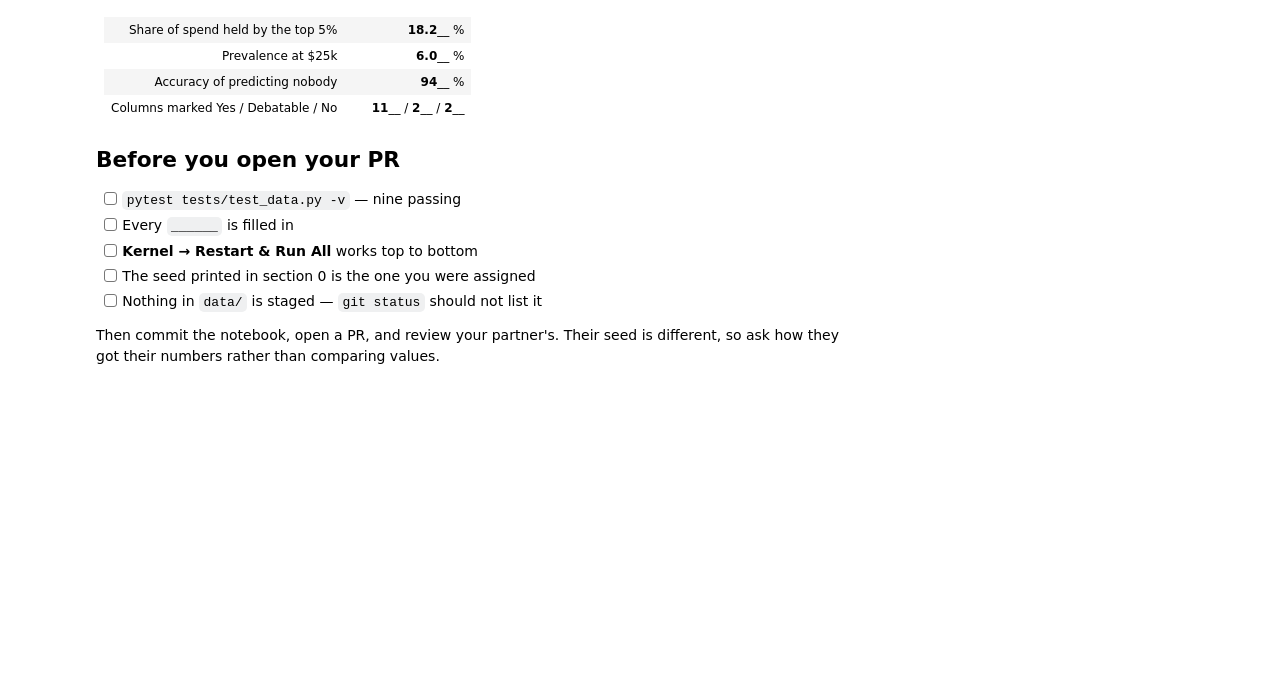
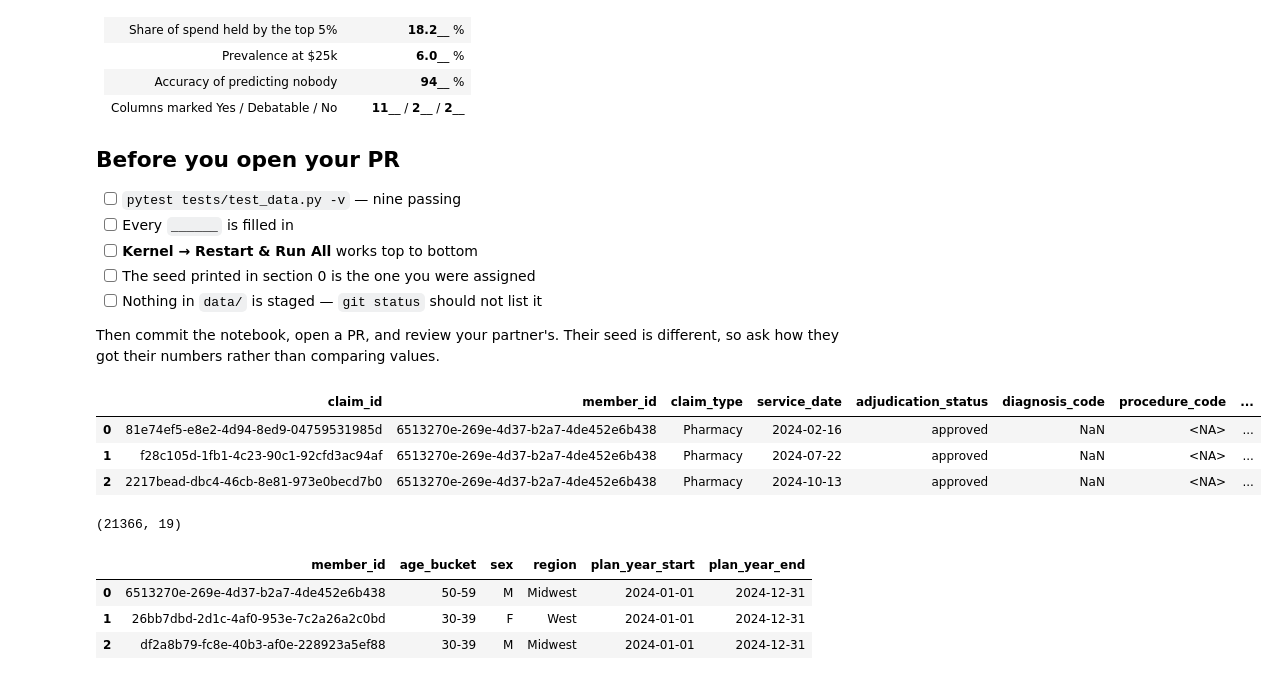
Before and after one commit to GeofreyMacharia/claims-cost-predictor, a Jupyter notebook: notebooks/week-02-eda.ipynb, the cells around one changed output. Drawn from its saved outputs; the diff is of its cells as text; code cells hidden in the pictures; blank space fills up the shorter version.

```diff
--- a/notebooks/week-02-eda.ipynb
+++ b/notebooks/week-02-eda.ipynb
@@ -934,3 +934,21 @@ Fill in your numbers. These are the start of your Week 8 slides.
 
 Then commit the notebook, open a PR, and review your partner's. Their seed is
 different, so ask how they got their numbers rather than comparing values.
+# %%
+claims.head(3)
+# %% [output]
+|  | claim_id | member_id | claim_type | service_date | adjudication_status | diagnosis_code | procedure_code | ... |
+| 0 | 81e74ef5-e8e2-4d94-8ed9-04759531985d | 6513270e-269e-4d37-b2a7-4de452e6b438 | Pharmacy | 2024-02-16 | approved | NaN | <NA> | ... |
+| 1 | f28c105d-1fb1-4c23-90c1-92cfd3ac94af | 6513270e-269e-4d37-b2a7-4de452e6b438 | Pharmacy | 2024-07-22 | approved | NaN | <NA> | ... |
+| 2 | 2217bead-dbc4-46cb-8e81-973e0becd7b0 | 6513270e-269e-4d37-b2a7-4de452e6b438 | Pharmacy | 2024-10-13 | approved | NaN | <NA> | ... |
+# %%
+claims.shape
+# %% [output]
+(21366, 19)
+# %%
+members.head(3)
+# %% [output]
+|  | member_id | age_bucket | sex | region | plan_year_start | plan_year_end |
+| 0 | 6513270e-269e-4d37-b2a7-4de452e6b438 | 50-59 | M | Midwest | 2024-01-01 | 2024-12-31 |
+| 1 | 26bb7dbd-2d1c-4af0-953e-7c2a26a2c0bd | 30-39 | F | West | 2024-01-01 | 2024-12-31 |
+| 2 | df2a8b79-fc8e-40b3-af0e-228923a5ef88 | 30-39 | M | Midwest | 2024-01-01 | 2024-12-31 |
```
Also changed, not shown: parts of 12 cells of this notebook, 1 other file.
